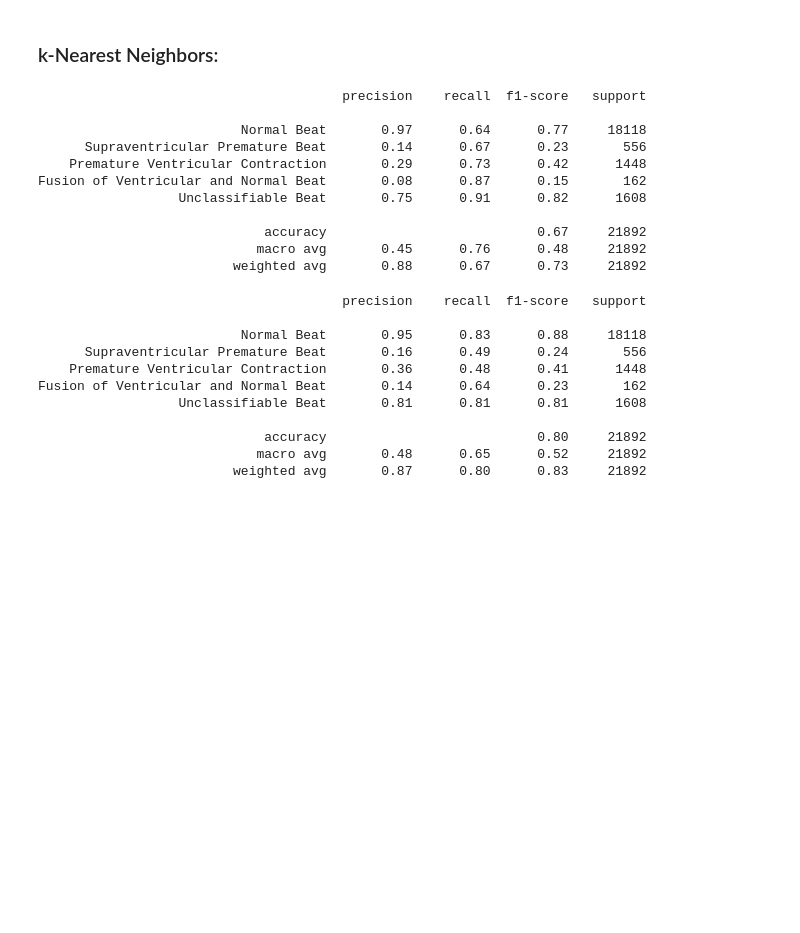
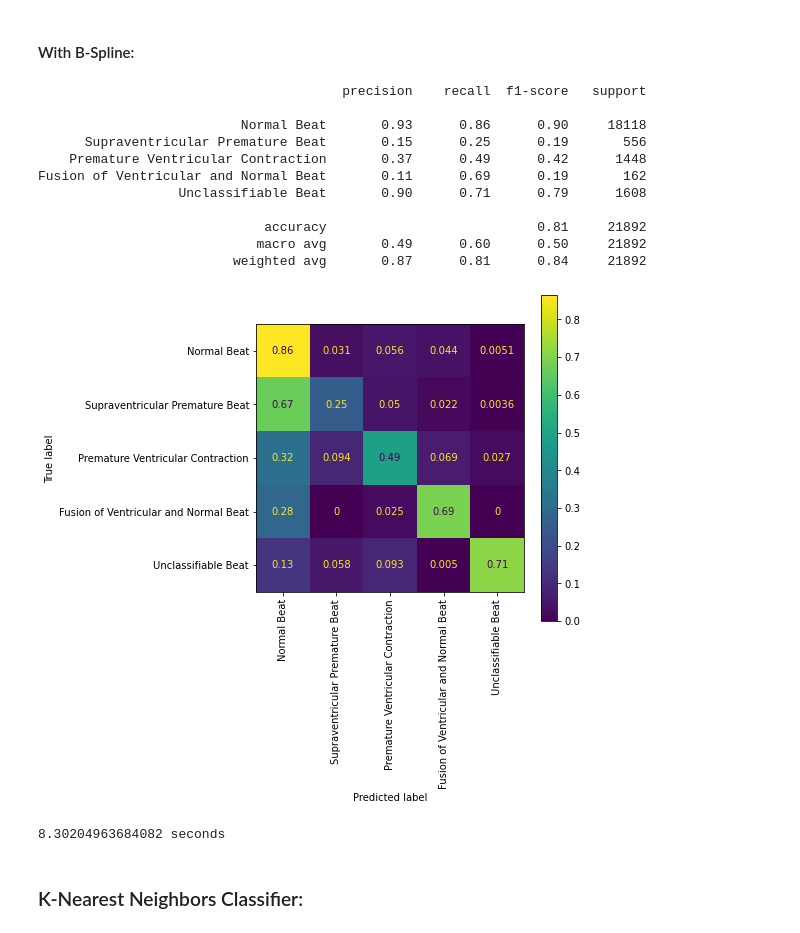
Before and after one commit to numersoz/projects, a Jupyter notebook: ecg_heartbeat_categorization/B-Spline.ipynb, the cells around one changed output. Drawn from its saved outputs; the diff is of its cells as text; code cells hidden in the pictures; blank space fills up the shorter version.

Commit message:
finished b-splineclassification for ECG dataset

```diff
--- a/ecg_heartbeat_categorization/B-Spline.ipynb
+++ b/ecg_heartbeat_categorization/B-Spline.ipynb
@@ -69,13 +134,3 @@ B = patsy.bs(x,  knots = k, degree = M - 1, include_intercept = True)
-# %%
-Bcoef_train = np.zeros((X_train.shape[0], nbasis))
-
-for i in range(X_train.shape[0]):
-    Bcoef_train[i, :] = np.linalg.inv(B.T@B) @ B.T @ X_train[i, :].T
-
-Bcoef_test = np.zeros((X_test.shape[0], nbasis))
-
-for i in range(X_test.shape[0]):
-    Bcoef_test[i, :] = np.linalg.inv(B.T@B) @ B.T @ X_test[i, :].T
 # %%
 # MinMax Scale:
 Bcoef_train_minmax = MinMaxScaler().fit_transform(Bcoef_train)
@@ -87,34 +172,30 @@ Bcoef_test_sscale = StandardScaler().fit_transform(Bcoef_test)
+# %% [markdown]
+#### With B-Spline:
+# %%
+start_time = time.time()
+model = LogisticRegression(multi_class = "multinomial", max_iter = 1000)
+model.fit(Bcoef_train_minmax, y_train)
+y_pred = model.predict(Bcoef_test_minmax)
+print(classification_report(y_test, y_pred, target_names = class_names))
+
+fig, ax = plt.subplots(figsize = (6, 6))
+ConfusionMatrixDisplay.from_predictions(y_test, y_pred, display_labels = class_names, ax = ax, normalize = "true")
+plt.xticks(rotation = 90)
+plt.show()
+print(f"{(time.time() - start_time)} seconds")
+# %% [output]
+                                       precision    recall  f1-score   support
+
+                          Normal Beat       0.93      0.86      0.90     18118
+      Supraventricular Premature Beat       0.15      0.25      0.19       556
+    Premature Ventricular Contraction       0.37      0.49      0.42      1448
+Fusion of Ventricular and Normal Beat       0.11      0.69      0.19       162
+                  Unclassifiable Beat       0.90      0.71      0.79      1608
+
+                             accuracy                           0.81     21892
+                            macro avg       0.49      0.60      0.50     21892
+                         weighted avg       0.87      0.81      0.84     21892
+[figure, added]
+8.30204963684082 seconds
 # %% [markdown]
-### k-Nearest Neighbors:
+### K-Nearest Neighbors Classifier:
-# %%
-lr = LogisticRegression(multi_class = "multinomial", max_iter = 1000)
-lr.fit(X_train_minmax, y_train)
-print(classification_report(y_test, lr.predict(X_test_minmax), target_names = class_names))
-# %% [output]
-                                       precision    recall  f1-score   support
-
-                          Normal Beat       0.97      0.64      0.77     18118
-      Supraventricular Premature Beat       0.14      0.67      0.23       556
-    Premature Ventricular Contraction       0.29      0.73      0.42      1448
-Fusion of Ventricular and Normal Beat       0.08      0.87      0.15       162
-                  Unclassifiable Beat       0.75      0.91      0.82      1608
-
-                             accuracy                           0.67     21892
-                            macro avg       0.45      0.76      0.48     21892
-                         weighted avg       0.88      0.67      0.73     21892
-# %%
-lr = LogisticRegression(multi_class = "multinomial", max_iter = 1000)
-lr.fit(Bcoef_train_minmax, y_train)
-print(classification_report(y_test, lr.predict(Bcoef_test_minmax), target_names = class_names))
-# %% [output]
-                                       precision    recall  f1-score   support
-
-                          Normal Beat       0.95      0.83      0.88     18118
-      Supraventricular Premature Beat       0.16      0.49      0.24       556
-    Premature Ventricular Contraction       0.36      0.48      0.41      1448
-Fusion of Ventricular and Normal Beat       0.14      0.64      0.23       162
-                  Unclassifiable Beat       0.81      0.81      0.81      1608
-
-                             accuracy                           0.80     21892
-                            macro avg       0.48      0.65      0.52     21892
-                         weighted avg       0.87      0.80      0.83     21892
```
Also changed, not shown: parts of 33 cells of this notebook, 1 other file.
